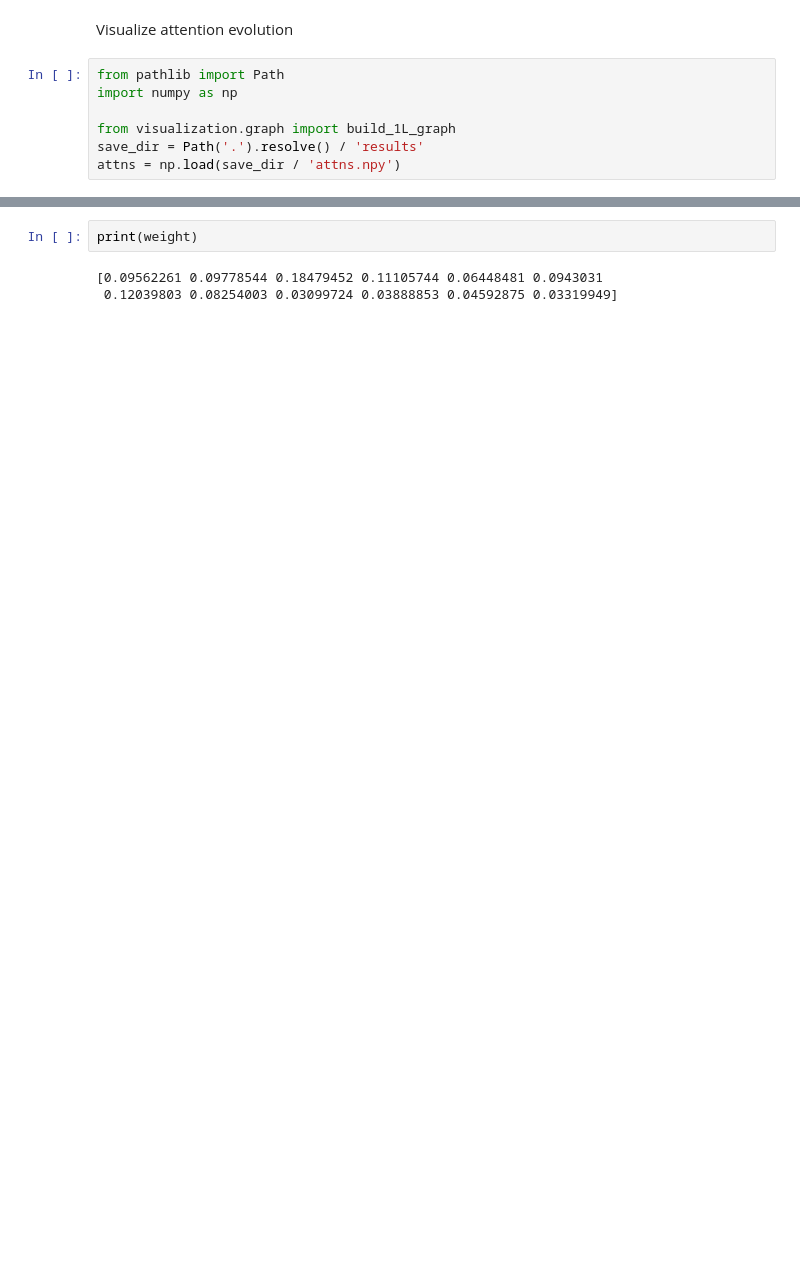
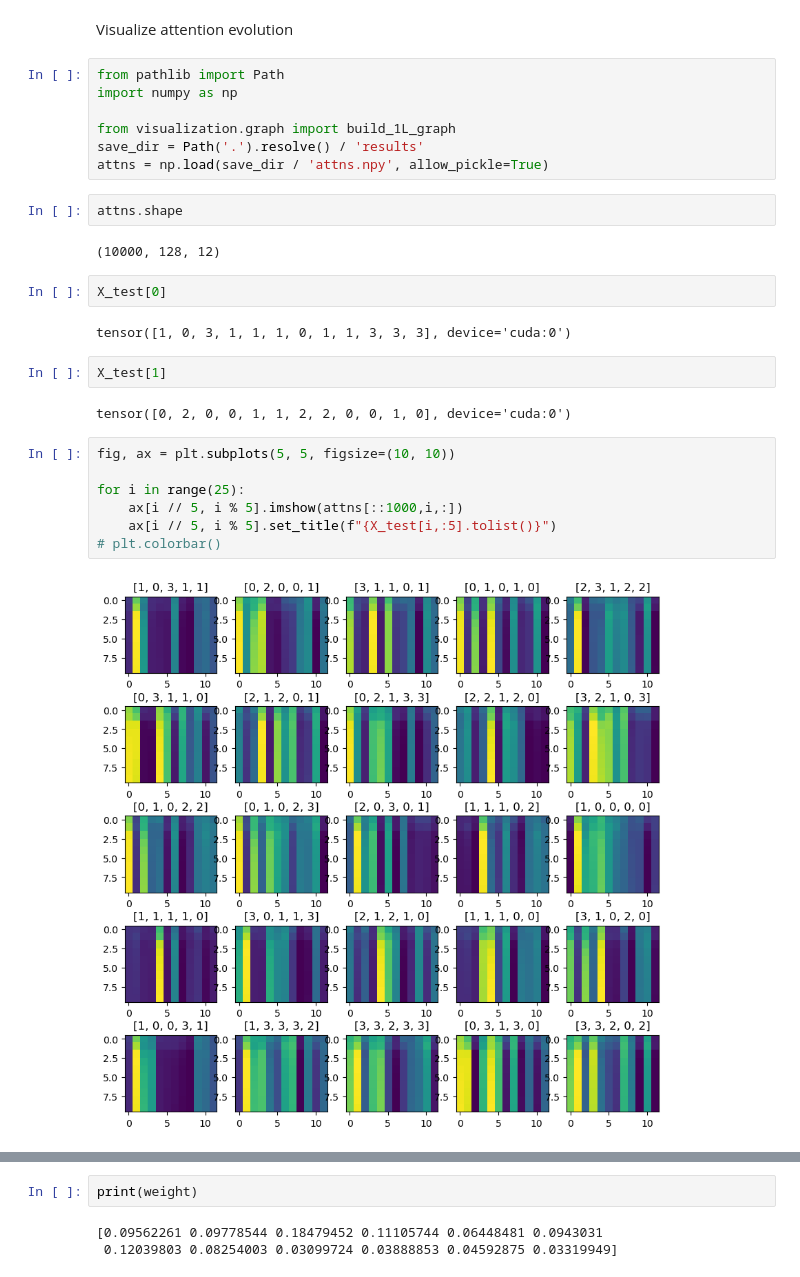
Before and after one commit to facebookresearch/pal, a Jupyter notebook: pruning/factorization.ipynb, the cells around one changed output, grey strips where cells are left out. Saved outputs shown, nothing was run; the diff lists cells and outputs as text; blank space fills up the shorter version.

```diff
--- a/pruning/factorization.ipynb
+++ b/pruning/factorization.ipynb
@@ -187,4 +227,25 @@ import numpy as np
 
 from visualization.graph import build_1L_graph
 save_dir = Path('.').resolve() / 'results'
-attns = np.load(save_dir / 'attns.npy')
+attns = np.load(save_dir / 'attns.npy', allow_pickle=True)
+# %%
+attns.shape
+# %% [output]
+(10000, 128, 12)
+# %%
+X_test[0]
+# %% [output]
+tensor([1, 0, 3, 1, 1, 1, 0, 1, 1, 3, 3, 3], device='cuda:0')
+# %%
+X_test[1]
+# %% [output]
+tensor([0, 2, 0, 0, 1, 1, 2, 2, 0, 0, 1, 0], device='cuda:0')
+# %%
+fig, ax = plt.subplots(5, 5, figsize=(10, 10))
+
+for i in range(25):
+    ax[i // 5, i % 5].imshow(attns[::1000,i,:])
+    ax[i // 5, i % 5].set_title(f"{X_test[i,:5].tolist()}")
+# plt.colorbar()
+# %% [output]
+[figure, added]
```
Also changed, not shown: parts of 17 cells of this notebook.
